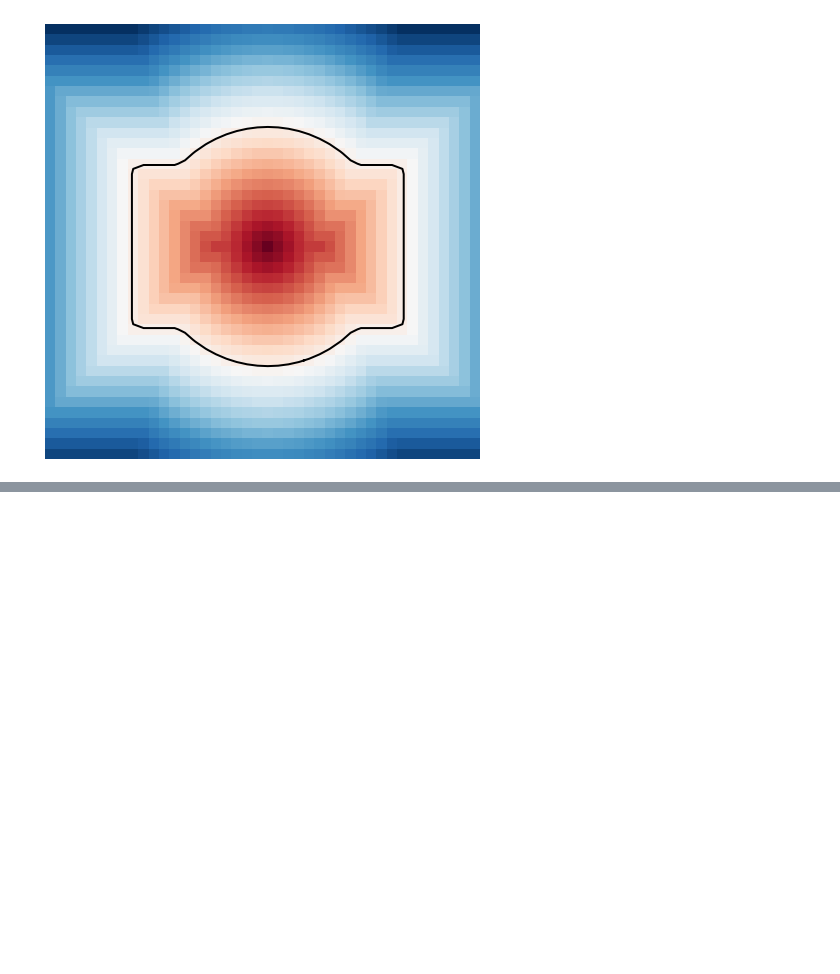
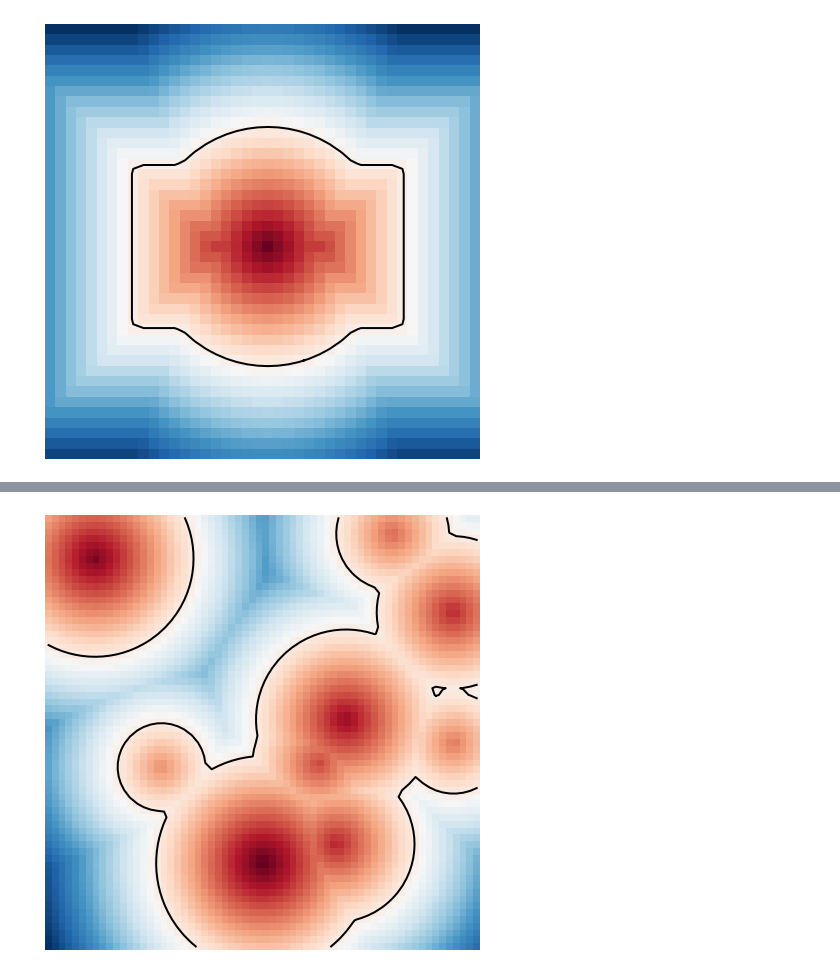
Before and after one commit to compas-teaching/ITA19, a Jupyter notebook: modules/module8/volmod.ipynb, the cells around one changed output, grey strips where cells are left out. Cells and saved outputs as stored; diff of their text form; code cells hidden in the pictures; blank space fills up the shorter version.

```diff
--- a/modules/module8/volmod.ipynb
+++ b/modules/module8/volmod.ipynb
@@ -233,0 +244,9 @@ y          int        41
+# %%
+contours = measure.find_contours(mcs, 0.)
+plt.figure(figsize=(8,8))
+plt.axis('off')
+plt.imshow(mcs,cmap='RdBu')
+for n, contour in enumerate(contours):
+    plt.plot(contour[:, 1], contour[:, 0], linewidth=2, c='k')
+# %% [output]
+[figure, added]
```
Also changed, not shown: parts of 16 cells of this notebook, 2 other files.
